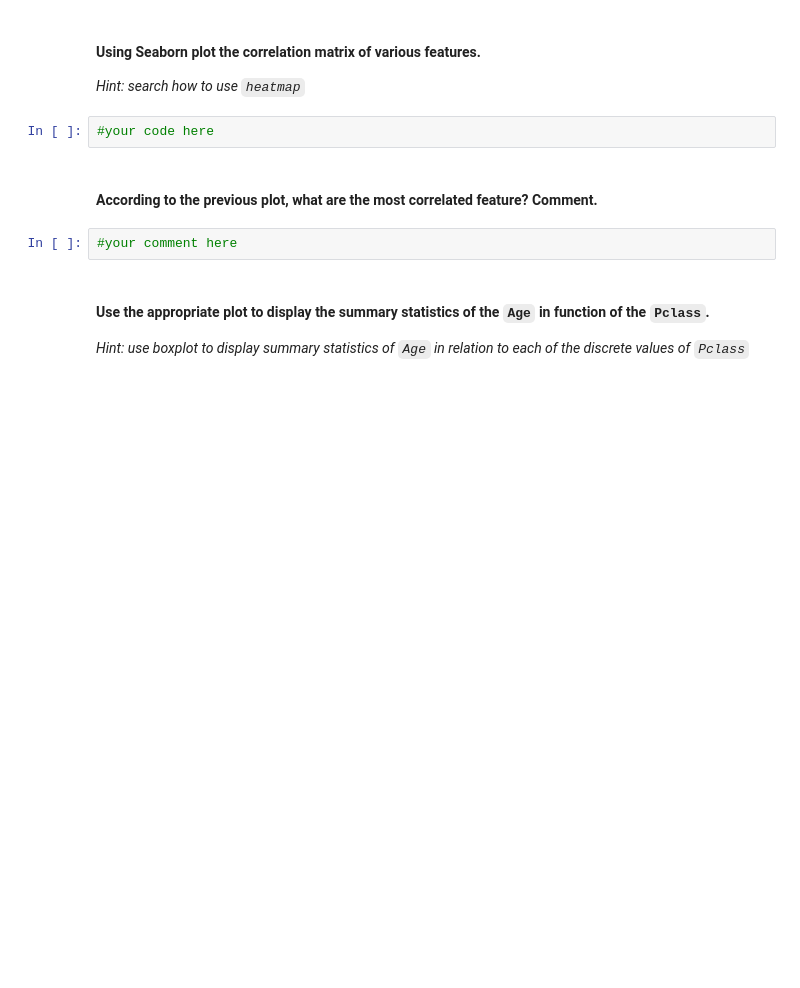
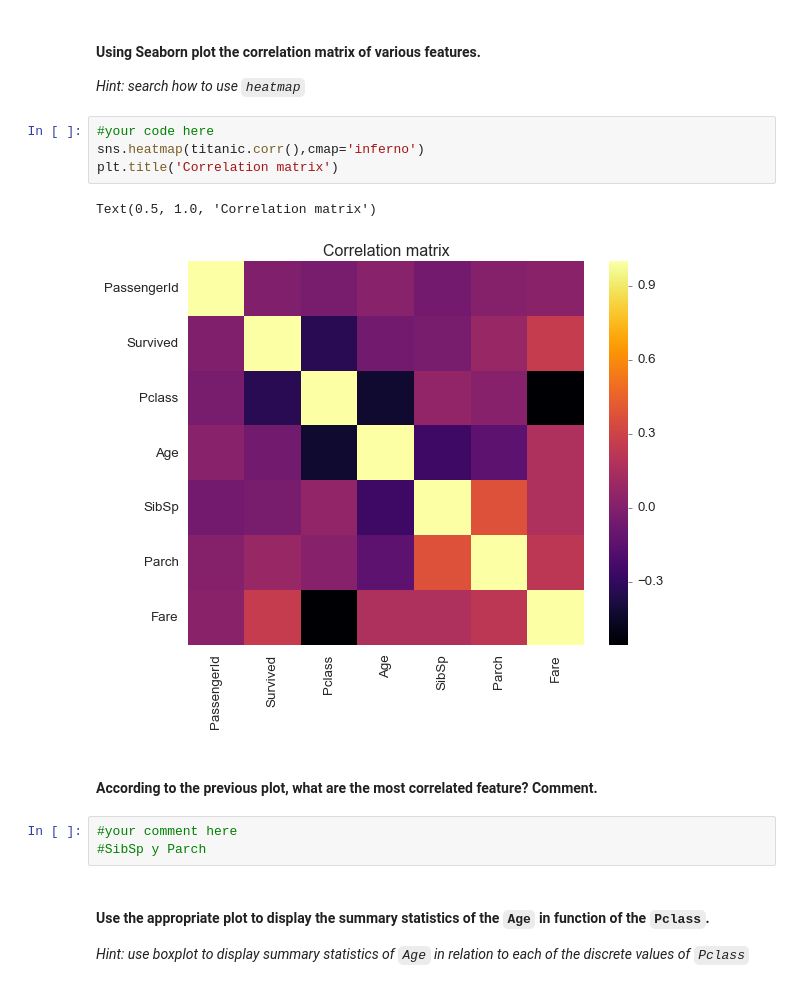
Before and after one commit to alejandrofrank/datamad0119, a Jupyter notebook: module-2/lab-matplotlib-seaborn/your-code/challenge-3.ipynb, the cells around one changed output. Saved outputs shown, nothing was run; the diff lists cells and outputs as text; blank space fills up the shorter version.

```diff
--- a/module-2/lab-matplotlib-seaborn/your-code/challenge-3.ipynb
+++ b/module-2/lab-matplotlib-seaborn/your-code/challenge-3.ipynb
@@ -163,12 +175,18 @@ sns.boxplot(x=titanic["Age"])
 #### Using Seaborn plot the correlation matrix of various features.
 
 *Hint: search how to use `heatmap`*
-# %%
-#your code here
+# %%
+#your code here
+sns.heatmap(titanic.corr(),cmap='inferno')
+plt.title('Correlation matrix')
+# %% [output]
+Text(0.5, 1.0, 'Correlation matrix')
+[figure, added]
 # %% [markdown]
 #### According to the previous plot, what are the most correlated feature? Comment.
 # %%
 #your comment here
+#SibSp y Parch
 # %% [markdown]
 #### Use the appropriate plot to display the summary statistics of the `Age` in function of the `Pclass`.
 
```
Also changed, not shown: parts of 12 cells of this notebook.
